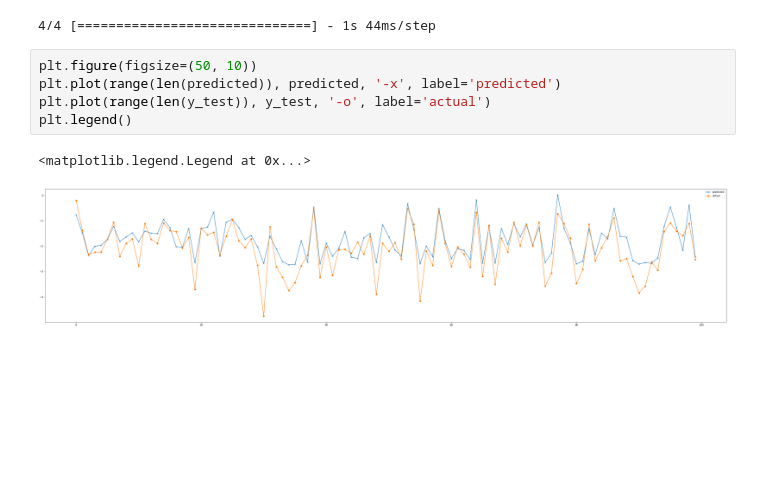
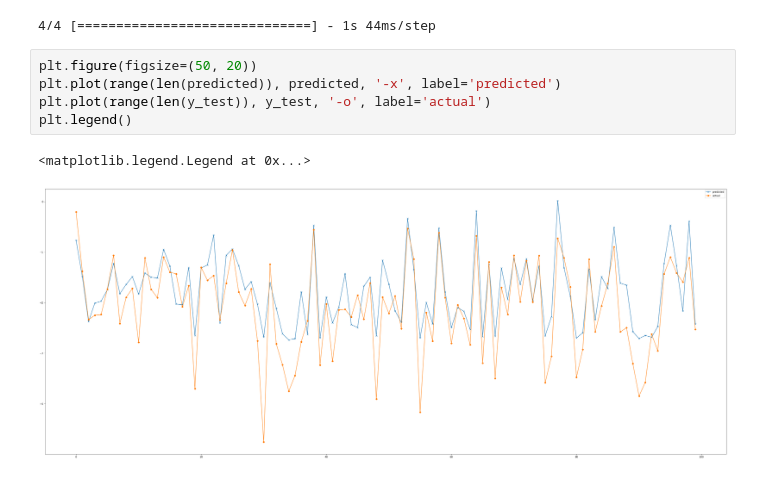
Before and after one commit to ChiXiaohang/CMAPSS_Preprocessing, a Jupyter notebook: data_view.ipynb, the cells around one changed output. Drawn from its saved outputs; the diff is of its cells as text; blank space fills up the shorter version.

```diff
--- a/data_view.ipynb
+++ b/data_view.ipynb
@@ -341,10 +341,10 @@ predicted = saved_model.predict(X_test)
 # %% [output]
 4/4 [==============================] - 1s 44ms/step
 # %%
-plt.figure(figsize=(50, 10))
+plt.figure(figsize=(50, 20))
 plt.plot(range(len(predicted)), predicted, '-x', label='predicted')
 plt.plot(range(len(y_test)), y_test, '-o', label='actual')
 plt.legend()
 # %% [output]
 <matplotlib.legend.Legend at 0x...>
-[figure, old version]
+[figure, new version]
```
